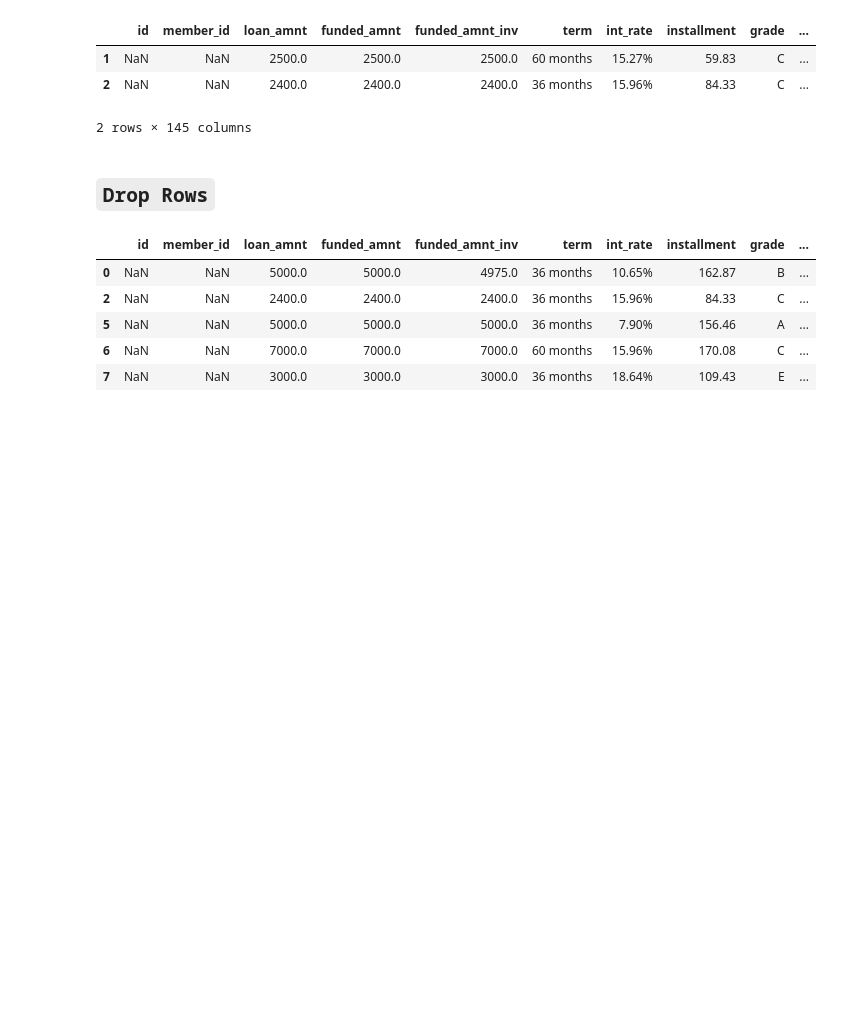
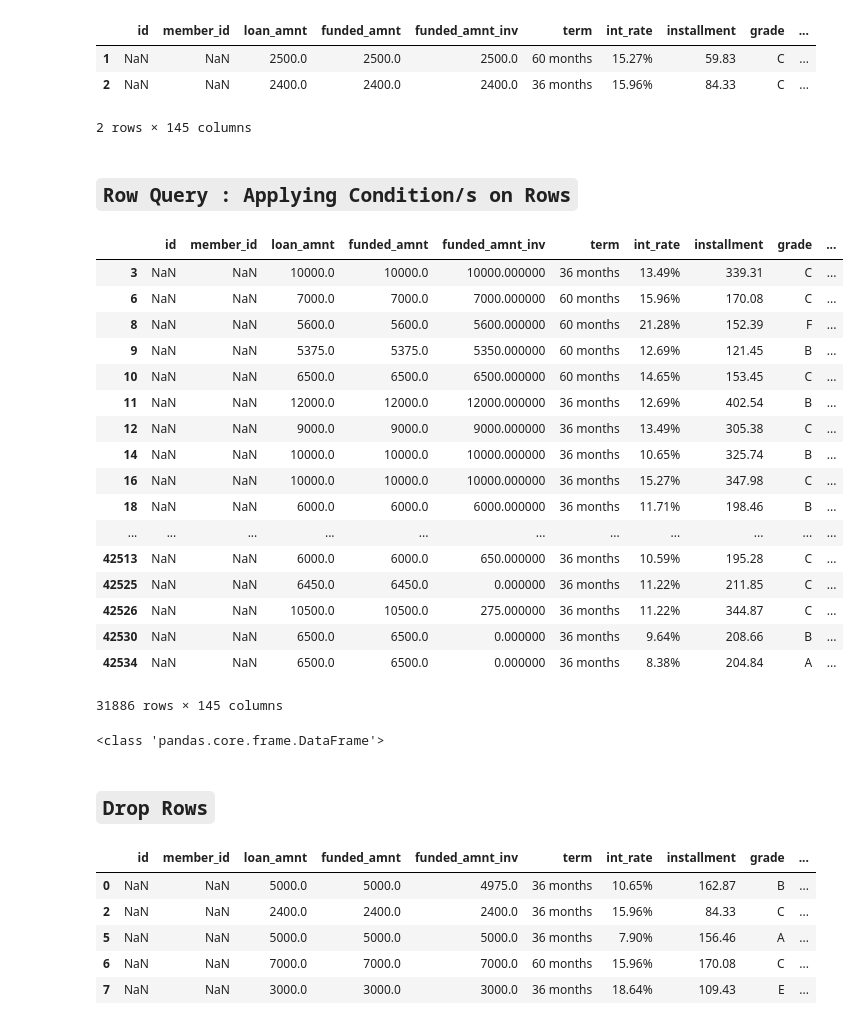
Before and after one commit to rahulvaish/MachineLearning-Python, a Jupyter notebook: DataCleaning/PandasCrashCourse.ipynb, the cells around one changed output. Saved outputs shown, nothing was run; the diff lists cells and outputs as text; code cells hidden in the pictures; blank space fills up the shorter version.

````diff
--- a/DataCleaning/PandasCrashCourse.ipynb
+++ b/DataCleaning/PandasCrashCourse.ipynb
@@ -516,6 +516,33 @@ df.loc[[1,2]] #these 1&2 are index values
 | 1 | NaN | NaN | 2500.0 | 2500.0 | 2500.0 | 60 months | 15.27% | 59.83 | C | ... |
 | 2 | NaN | NaN | 2400.0 | 2400.0 | 2400.0 | 36 months | 15.96% | 84.33 | C | ... |
 2 rows × 145 columns
+# %% [markdown]
+## ```Row Query : Applying Condition/s on Rows```
+# %%
+df.loc[df['funded_amnt'] > 5000.0]
+# %% [output]
+|  | id | member_id | loan_amnt | funded_amnt | funded_amnt_inv | term | int_rate | installment | grade | ... |
+| 3 | NaN | NaN | 10000.0 | 10000.0 | 10000.000000 | 36 months | 13.49% | 339.31 | C | ... |
+| 6 | NaN | NaN | 7000.0 | 7000.0 | 7000.000000 | 60 months | 15.96% | 170.08 | C | ... |
+| 8 | NaN | NaN | 5600.0 | 5600.0 | 5600.000000 | 60 months | 21.28% | 152.39 | F | ... |
+| 9 | NaN | NaN | 5375.0 | 5375.0 | 5350.000000 | 60 months | 12.69% | 121.45 | B | ... |
+| 10 | NaN | NaN | 6500.0 | 6500.0 | 6500.000000 | 60 months | 14.65% | 153.45 | C | ... |
+| 11 | NaN | NaN | 12000.0 | 12000.0 | 12000.000000 | 36 months | 12.69% | 402.54 | B | ... |
+| 12 | NaN | NaN | 9000.0 | 9000.0 | 9000.000000 | 36 months | 13.49% | 305.38 | C | ... |
+| 14 | NaN | NaN | 10000.0 | 10000.0 | 10000.000000 | 36 months | 10.65% | 325.74 | B | ... |
+| 16 | NaN | NaN | 10000.0 | 10000.0 | 10000.000000 | 36 months | 15.27% | 347.98 | C | ... |
+| 18 | NaN | NaN | 6000.0 | 6000.0 | 6000.000000 | 36 months | 11.71% | 198.46 | B | ... |
+| ... | ... | ... | ... | ... | ... | ... | ... | ... | ... | ... |
+| 42513 | NaN | NaN | 6000.0 | 6000.0 | 650.000000 | 36 months | 10.59% | 195.28 | C | ... |
+| 42525 | NaN | NaN | 6450.0 | 6450.0 | 0.000000 | 36 months | 11.22% | 211.85 | C | ... |
+| 42526 | NaN | NaN | 10500.0 | 10500.0 | 275.000000 | 36 months | 11.22% | 344.87 | C | ... |
+| 42530 | NaN | NaN | 6500.0 | 6500.0 | 0.000000 | 36 months | 9.64% | 208.66 | B | ... |
+| 42534 | NaN | NaN | 6500.0 | 6500.0 | 0.000000 | 36 months | 8.38% | 204.84 | A | ... |
+31886 rows × 145 columns
+# %%
+print(type(df.loc[df['funded_amnt'] == 5000.0]))
+# %% [output]
+<class 'pandas.core.frame.DataFrame'>
 # %% [markdown]
 ## ```Drop Rows```
 # %%
````
Also changed, not shown: parts of 6 cells of this notebook.
